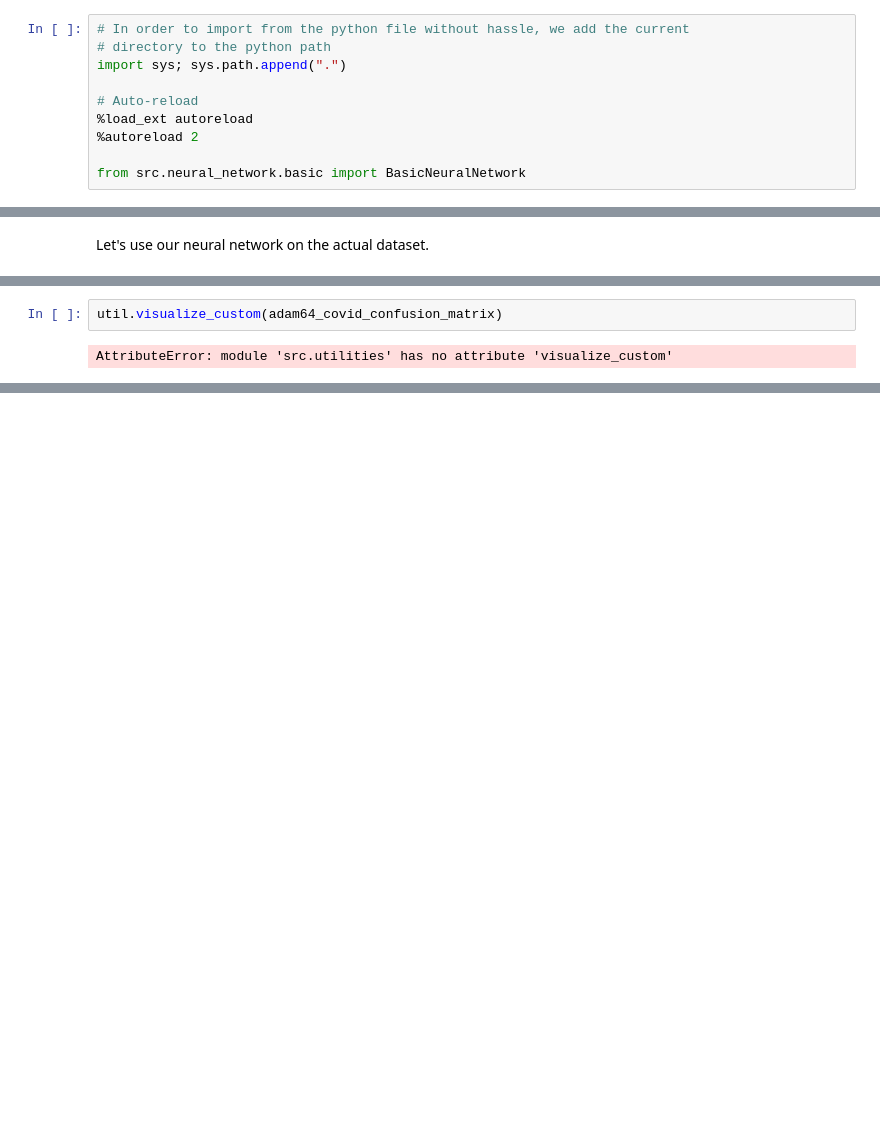
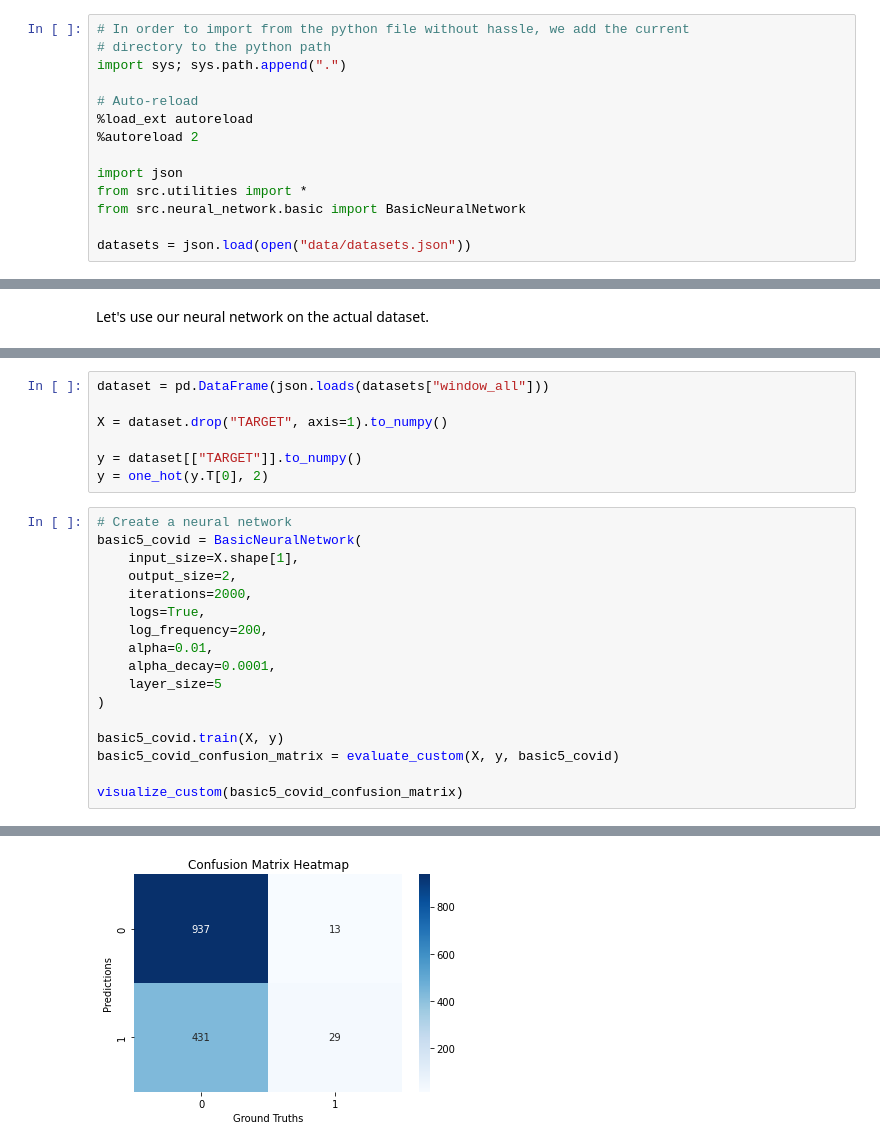
Before and after one commit to JakobSkornik/covid19-admission, a Jupyter notebook: main.ipynb, the cells around one changed output, grey strips where cells are left out. Saved outputs shown, nothing was run; the diff lists cells and outputs as text; blank space fills up the shorter version.

```diff
--- a/main.ipynb
+++ b/main.ipynb
@@ -256,4 +326,8 @@ import sys; sys.path.append(".")
 %load_ext autoreload
 %autoreload 2
 
+import json
+from src.utilities import *
 from src.neural_network.basic import BasicNeuralNetwork
+
+datasets = json.load(open("data/datasets.json"))
@@ -517,4 +435,25 @@ RESULTS:
-# %%
-util.visualize_custom(adam64_covid_confusion_matrix)
-# %% [output]
-AttributeError: module 'src.utilities' has no attribute 'visualize_custom'
+# %%
+dataset = pd.DataFrame(json.loads(datasets["window_all"]))
+
+X = dataset.drop("TARGET", axis=1).to_numpy()
+
+y = dataset[["TARGET"]].to_numpy()
+y = one_hot(y.T[0], 2)
+# %%
+# Create a neural network
+basic5_covid = BasicNeuralNetwork(
+    input_size=X.shape[1],
+    output_size=2,
+    iterations=2000,
+    logs=True,
+    log_frequency=200,
+    alpha=0.01,
+    alpha_decay=0.0001,
+    layer_size=5
+)
+
+basic5_covid.train(X, y)
+basic5_covid_confusion_matrix = evaluate_custom(X, y, basic5_covid)
+
+visualize_custom(basic5_covid_confusion_matrix)
+# %% [output]
@@ -520,0 +477 @@ AttributeError: module 'src.utilities' has no attribute 'visualize_custom'
+[figure, added]
```
Also changed, not shown: parts of 88 cells of this notebook, 4 other files.
